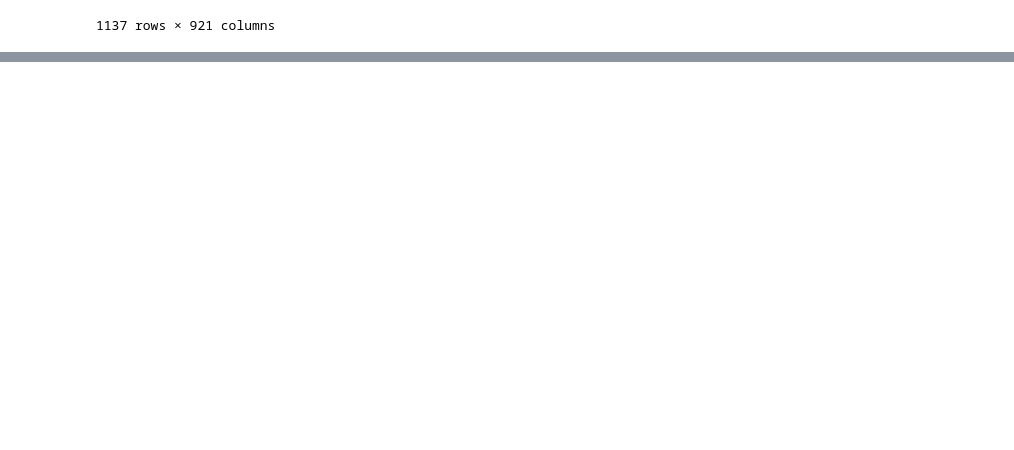
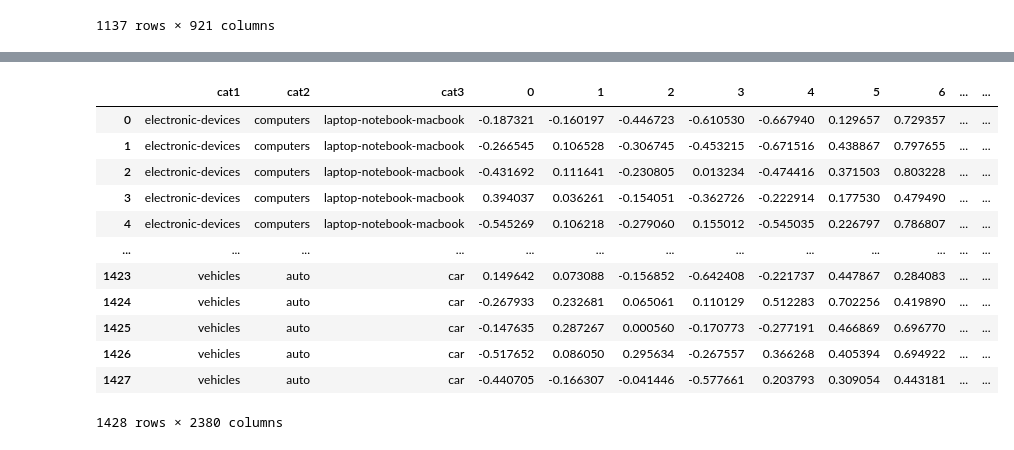
Before and after one commit to MMovasaghi/mlsd_ad_classification, a Jupyter notebook: code/Feature_Eng.ipynb, the cells around one changed output, grey strips where cells are left out. Cells and saved outputs as stored; diff of their text form; code cells hidden in the pictures; blank space fills up the shorter version.

```diff
--- a/code/Feature_Eng.ipynb
+++ b/code/Feature_Eng.ipynb
@@ -568,0 +576,3 @@ result_df.to_csv('ex3_human_data.csv', index=False)
+# %%
+df = pd.read_json("bert_em_data.json")
+df
@@ -568,0 +593,49 @@ result_df.to_csv('ex3_human_data.csv', index=False)
+# %%
+color_df = pd.get_dummies(df['color']).to_numpy()
+cpu_df = pd.get_dummies(df['CPU']).to_numpy()
+
+X_df = []
+for title, sub_title, desc, price, size, year, room_number, mileage, color, cpu, ram in zip(
+    df['title_encoding'],
+    df['sub_title_encoding'],
+    df['description_encoding'],
+    df['price'],
+    df['size'],
+    df['year'],
+    df['room_number'],
+    df['mileage'],
+    color_df,
+    cpu_df,
+    df['RAM']):
+
+    tmp = title
+    tmp.extend(sub_title)
+    tmp.extend(desc)
+    tmp.extend([price])
+    tmp.extend([size])
+    tmp.extend([year])
+    tmp.extend([room_number])
+    tmp.extend([mileage])
+    tmp.extend(color)
+    tmp.extend(cpu)
+    tmp.extend([ram])
+    X_df.append(np.array(tmp).astype('float32'))
+result_df = pd.DataFrame(X_df)
+result_df.insert(loc=0, column='cat1', value=df['cat1'])
+result_df.insert(loc=1, column='cat2', value=df['cat2'])
+result_df.insert(loc=2, column='cat3', value=df['cat3'])
+result_df
+# %% [output]
+|  | cat1 | cat2 | cat3 | 0 | 1 | 2 | 3 | 4 | 5 | 6 | ... | ... |
+| 0 | electronic-devices | computers | laptop-notebook-macbook | -0.187321 | -0.160197 | -0.446723 | -0.610530 | -0.667940 | 0.129657 | 0.729357 | ... | ... |
+| 1 | electronic-devices | computers | laptop-notebook-macbook | -0.266545 | 0.106528 | -0.306745 | -0.453215 | -0.671516 | 0.438867 | 0.797655 | ... | ... |
+| 2 | electronic-devices | computers | laptop-notebook-macbook | -0.431692 | 0.111641 | -0.230805 | 0.013234 | -0.474416 | 0.371503 | 0.803228 | ... | ... |
+| 3 | electronic-devices | computers | laptop-notebook-macbook | 0.394037 | 0.036261 | -0.154051 | -0.362726 | -0.222914 | 0.177530 | 0.479490 | ... | ... |
+| 4 | electronic-devices | computers | laptop-notebook-macbook | -0.545269 | 0.106218 | -0.279060 | 0.155012 | -0.545035 | 0.226797 | 0.786807 | ... | ... |
+| ... | ... | ... | ... | ... | ... | ... | ... | ... | ... | ... | ... | ... |
+| 1423 | vehicles | auto | car | 0.149642 | 0.073088 | -0.156852 | -0.642408 | -0.221737 | 0.447867 | 0.284083 | ... | ... |
+| 1424 | vehicles | auto | car | -0.267933 | 0.232681 | 0.065061 | 0.110129 | 0.512283 | 0.702256 | 0.419890 | ... | ... |
+| 1425 | vehicles | auto | car | -0.147635 | 0.287267 | 0.000560 | -0.170773 | -0.277191 | 0.466869 | 0.696770 | ... | ... |
+| 1426 | vehicles | auto | car | -0.517652 | 0.086050 | 0.295634 | -0.267557 | 0.366268 | 0.405394 | 0.694922 | ... | ... |
+| 1427 | vehicles | auto | car | -0.440705 | -0.166307 | -0.041446 | -0.577661 | 0.203793 | 0.309054 | 0.443181 | ... | ... |
+1428 rows × 2380 columns
```
Also changed, not shown: parts of 6 cells of this notebook.
